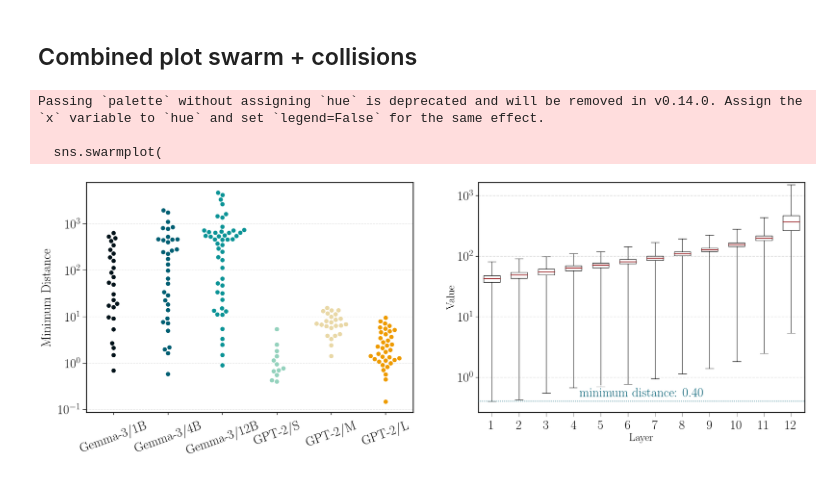
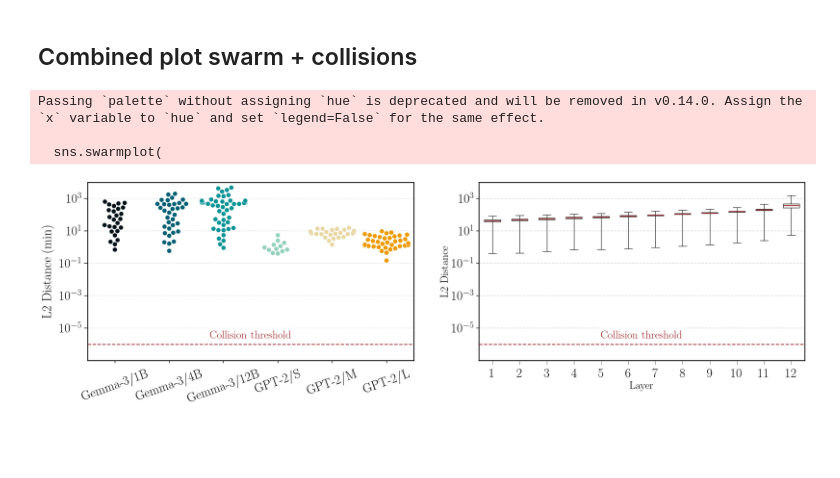
Before and after one commit to crisostomi/plots, a Jupyter notebook: notebooks/sampling_collisions.ipynb, the cells around one changed output. Cells and saved outputs as stored; diff of their text form; code cells hidden in the pictures; blank space fills up the shorter version.

Commit message:
Add threshold

```diff
--- a/notebooks/sampling_collisions.ipynb
+++ b/notebooks/sampling_collisions.ipynb
@@ -339,7 +340,7 @@ def plot_swarm(swarm_df, y_key="value", ax=None, figsize=(14, 9)):
 
     # Labels
     ax.set_xlabel("", fontsize=24, labelpad=12)
-    ax.set_ylabel("Minimum Distance", fontsize=28, labelpad=12)
+    ax.set_ylabel("L2 Distance (min)", fontsize=28, labelpad=12)
 
     # Style
     ax.grid(axis="y", linestyle="--", alpha=0.35, linewidth=1.2)
@@ -352,6 +353,19 @@ def plot_swarm(swarm_df, y_key="value", ax=None, figsize=(14, 9)):
     if np.all(np.isfinite(vals)) and np.all(vals > 0):
         ax.set_yscale('log')
 
+    # === Collision threshold line ===
+    collision_threshold = 1e-6
+    ax.axhline(collision_threshold, linestyle="--", linewidth=2.0,
+               color=palette['Auburn'], alpha=0.9, zorder=10)
+    ax.annotate(
+        "Collision threshold",
+        xy=(0.5, collision_threshold), xycoords=("axes fraction", "data"),
+        xytext=(0, 8), textcoords="offset points",
+        ha="center", va="bottom",
+        fontsize=24, color=palette['Auburn'],
+        bbox=dict(boxstyle="round,pad=0.3", fc="white", ec="none", alpha=0.8)
+    )
+
     if created_fig:
         plt.tight_layout()
         out_path = os.path.join(output_dir, f"swarm_models_{y_key}.pdf")
@@ -393,15 +407,30 @@ Model: TinyStories-33M
 # %% [markdown]
 ## Combined plot swarm + collisions
 # %%
-fig, ax = plt.subplots(nrows=1, ncols=2, figsize=(28, 9))
+fig, ax = plt.subplots(nrows=1, ncols=2, figsize=(28, 7.0))
 
 plot_swarm(swarm_df, y_key='min', ax=ax[0], figsize=(14, 9))
 plot_model_boxplot(model_name_to_data['gpt2'], 'gpt2', ax=ax[1], figsize=(14, 9))
 
+
+
+# Force identical y-range and log ticks on both subplots
+for a in ax:
+    a.set_yscale('log')
+combined_ylim = (1e-7, 1e4)
+ax[0].set_ylim(combined_ylim)
+ax[1].set_ylim(combined_ylim)
+yticks = [1e-5, 1e-3, 1e-1, 1e1, 1e3]
+ax[0].set_yticks(yticks)
+ax[1].set_yticks(yticks)
+
+# Create output directory if it doesn't exist
+os.makedirs(output_dir, exist_ok=True)
+
 # save as pdf tight layout
 plt.savefig(os.path.join(output_dir, 'combined_swarm_boxplot.pdf'), dpi=300, bbox_inches='tight')
 # %% [output]
 Passing `palette` without assigning `hue` is deprecated and will be removed in v0.14.0. Assign the `x` variable to `hue` and set `legend=False` for the same effect.
 
   sns.swarmplot(
-[figure, old version]
+[figure, new version]
```
Also changed, not shown: parts of 3 cells of this notebook.
